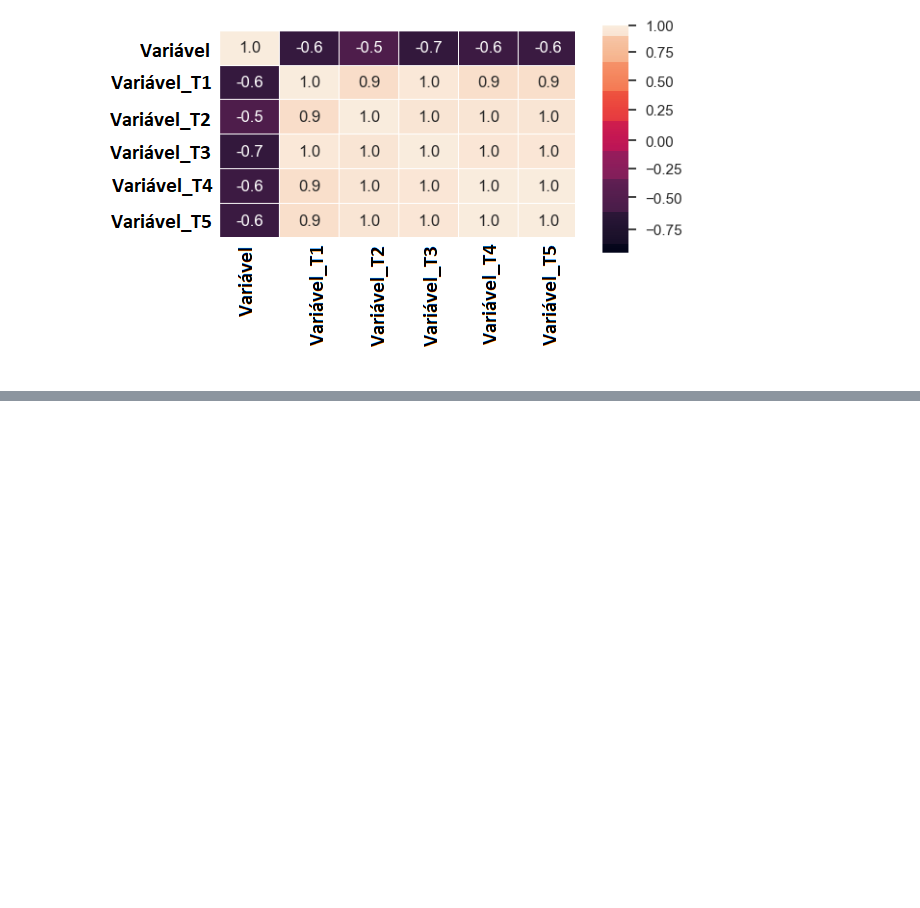
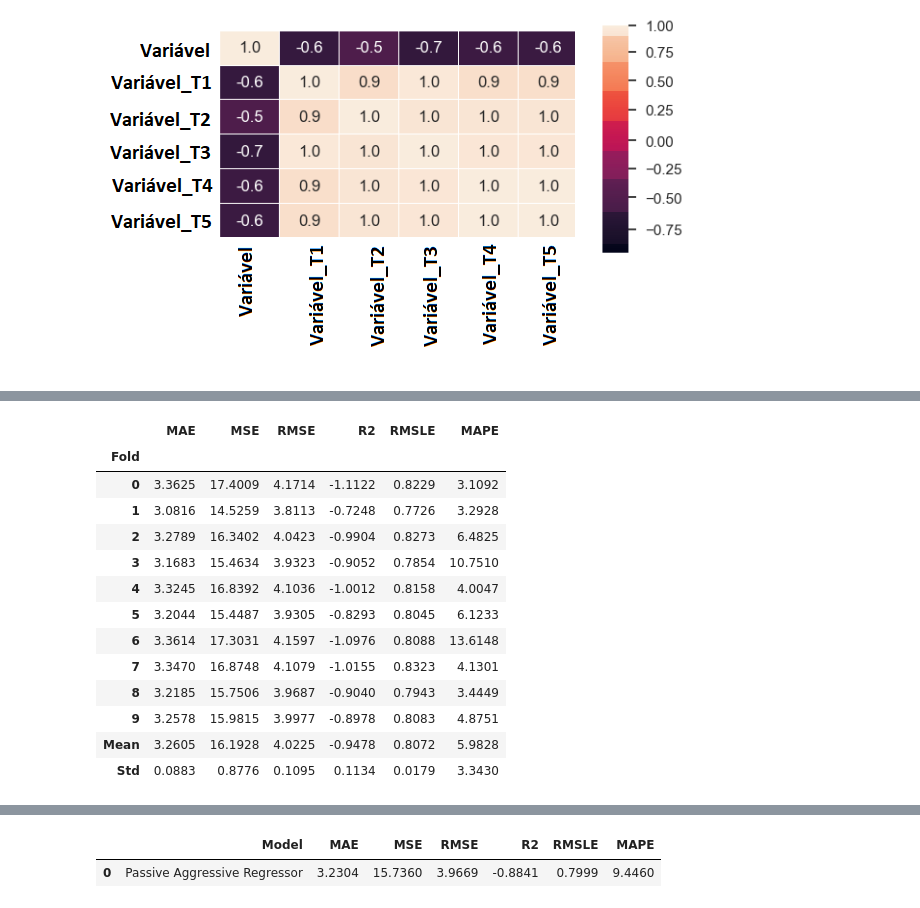
Before and after one commit to rhsouza/Regression-Gas_emission_forecast, a Jupyter notebook: Gas_emission_forecast.ipynb, the cells around one changed output, grey strips where cells are left out. Drawn from its saved outputs; the diff is of its cells as text; code cells hidden in the pictures; blank space fills up the shorter version.

```diff
--- a/Gas_emission_forecast.ipynb
+++ b/Gas_emission_forecast.ipynb
@@ -206,0 +291,4 @@ Para a criação do modelo de machine learning deste exemplo, iremos utilizar a
+# %%
+# Criação do modelo, para o exemplo o melhor modelo baseado em MAPE foi o Passive Aggressive Regressor ("par")
+modelo = create_model('par')
+# %% [output]
@@ -206,0 +296,14 @@ Para a criação do modelo de machine learning deste exemplo, iremos utilizar a
+|  | MAE | MSE | RMSE | R2 | RMSLE | MAPE |
+| Fold |  |  |  |  |  |  |
+| 0 | 3.3625 | 17.4009 | 4.1714 | -1.1122 | 0.8229 | 3.1092 |
+| 1 | 3.0816 | 14.5259 | 3.8113 | -0.7248 | 0.7726 | 3.2928 |
+| 2 | 3.2789 | 16.3402 | 4.0423 | -0.9904 | 0.8273 | 6.4825 |
+| 3 | 3.1683 | 15.4634 | 3.9323 | -0.9052 | 0.7854 | 10.7510 |
+| 4 | 3.3245 | 16.8392 | 4.1036 | -1.0012 | 0.8158 | 4.0047 |
+| 5 | 3.2044 | 15.4487 | 3.9305 | -0.8293 | 0.8045 | 6.1233 |
+| 6 | 3.3614 | 17.3031 | 4.1597 | -1.0976 | 0.8088 | 13.6148 |
+| 7 | 3.3470 | 16.8748 | 4.1079 | -1.0155 | 0.8323 | 4.1301 |
+| 8 | 3.2185 | 15.7506 | 3.9687 | -0.9040 | 0.7943 | 3.4449 |
+| 9 | 3.2578 | 15.9815 | 3.9977 | -0.8978 | 0.8083 | 4.8751 |
+| Mean | 3.2605 | 16.1928 | 4.0225 | -0.9478 | 0.8072 | 5.9828 |
+| Std | 0.0883 | 0.8776 | 0.1095 | 0.1134 | 0.0179 | 3.3430 |
@@ -206,0 +311,6 @@ Para a criação do modelo de machine learning deste exemplo, iremos utilizar a
+# %%
+# Aplicação da previsão na base de teste
+predict = predict_model(modelo, data=df_teste)
+# %% [output]
+|  | Model | MAE | MSE | RMSE | R2 | RMSLE | MAPE |
+| 0 | Passive Aggressive Regressor | 3.2304 | 15.7360 | 3.9669 | -0.8841 | 0.7999 | 9.4460 |
```
Also changed, not shown: parts of 22 cells of this notebook.
